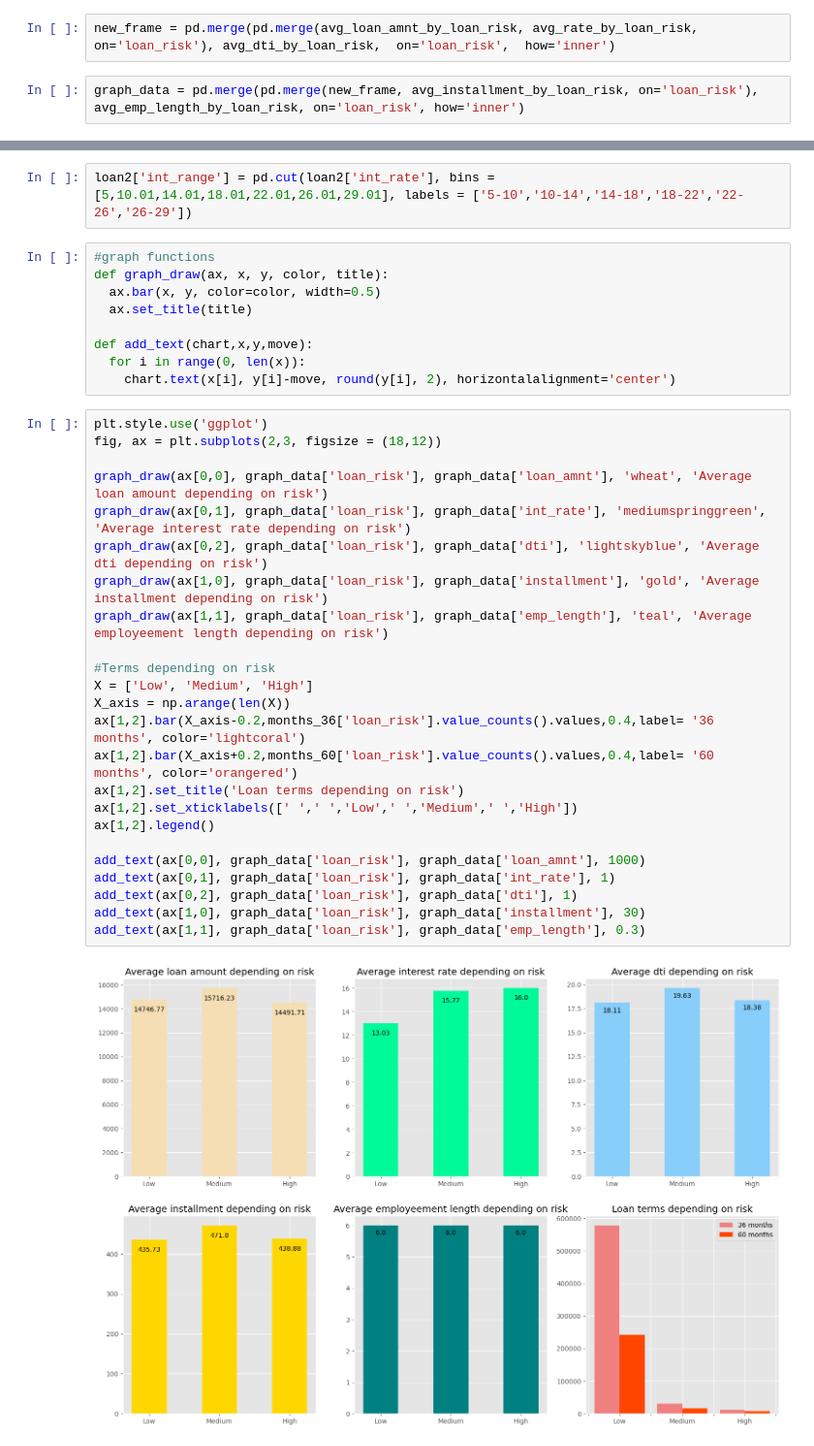
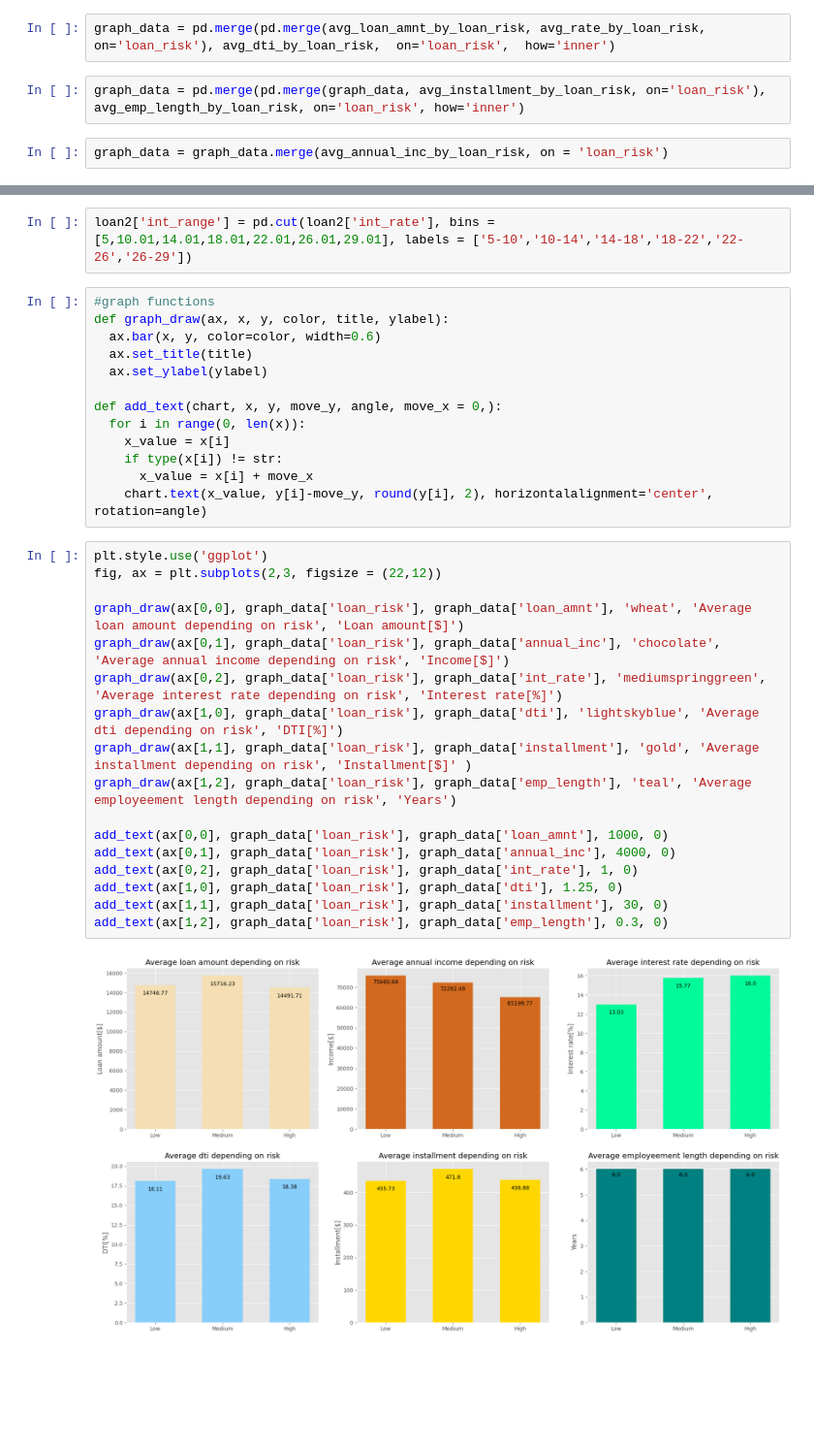
Before and after one commit to KamilShape/credit_risk_analysis, a Jupyter notebook: credit_risk_analysis.ipynb, the cells around one changed output, grey strips where cells are left out. Shown: that part at 97% size. Cells and saved outputs as stored; diff of their text form; blank space fills up the shorter version.

Commit message:
add 2 charts and modifying add_text function

```diff
--- a/credit_risk_analysis.ipynb
+++ b/credit_risk_analysis.ipynb
@@ -108,7 +112,9 @@ avg_emp_length_by_loan_risk['emp_length'] = avg_emp_length_by_loan_risk['emp_len
 # %%
-new_frame = pd.merge(pd.merge(avg_loan_amnt_by_loan_risk, avg_rate_by_loan_risk,  on='loan_risk'), avg_dti_by_loan_risk,  on='loan_risk',  how='inner')
+graph_data = pd.merge(pd.merge(avg_loan_amnt_by_loan_risk, avg_rate_by_loan_risk,  on='loan_risk'), avg_dti_by_loan_risk,  on='loan_risk',  how='inner')
 # %%
-graph_data = pd.merge(pd.merge(new_frame, avg_installment_by_loan_risk, on='loan_risk'), avg_emp_length_by_loan_risk, on='loan_risk', how='inner')
+graph_data = pd.merge(pd.merge(graph_data, avg_installment_by_loan_risk, on='loan_risk'), avg_emp_length_by_loan_risk, on='loan_risk', how='inner')
+# %%
+graph_data = graph_data.merge(avg_annual_inc_by_loan_risk, on = 'loan_risk')
 # %%
 graph_data['order'] = [2,0,1]
 # %%
@@ -135,36 +137,33 @@ months_60 = loan2[loan2['term'] == ' 60 months']
 loan2['int_range'] = pd.cut(loan2['int_rate'], bins = [5,10.01,14.01,18.01,22.01,26.01,29.01], labels = ['5-10','10-14','14-18','18-22','22-26','26-29'])
 # %%
 #graph functions
-def graph_draw(ax, x, y, color, title):
-  ax.bar(x, y, color=color, width=0.5)
+def graph_draw(ax, x, y, color, title, ylabel):
+  ax.bar(x, y, color=color, width=0.6)
   ax.set_title(title)
+  ax.set_ylabel(ylabel)
 
-def add_text(chart,x,y,move):
+def add_text(chart, x, y, move_y, angle, move_x = 0,):
   for i in range(0, len(x)):
-    chart.text(x[i], y[i]-move, round(y[i], 2), horizontalalignment='center')
+    x_value = x[i]
+    if type(x[i]) != str:
+      x_value = x[i] + move_x
+    chart.text(x_value, y[i]-move_y, round(y[i], 2), horizontalalignment='center', rotation=angle)
 # %%
 plt.style.use('ggplot')
-fig, ax = plt.subplots(2,3, figsize = (18,12))
+fig, ax = plt.subplots(2,3, figsize = (22,12))
 
-graph_draw(ax[0,0], graph_data['loan_risk'], graph_data['loan_amnt'], 'wheat', 'Average loan amount depending on risk')
-graph_draw(ax[0,1], graph_data['loan_risk'], graph_data['int_rate'], 'mediumspringgreen', 'Average interest rate depending on risk')
-graph_draw(ax[0,2], graph_data['loan_risk'], graph_data['dti'], 'lightskyblue', 'Average dti depending on risk')
-graph_draw(ax[1,0], graph_data['loan_risk'], graph_data['installment'], 'gold', 'Average installment depending on risk')
-graph_draw(ax[1,1], graph_data['loan_risk'], graph_data['emp_length'], 'teal', 'Average employeement length depending on risk')
+graph_draw(ax[0,0], graph_data['loan_risk'], graph_data['loan_amnt'], 'wheat', 'Average loan amount depending on risk', 'Loan amount[$]')
+graph_draw(ax[0,1], graph_data['loan_risk'], graph_data['annual_inc'], 'chocolate', 'Average annual income depending on risk', 'Income[$]')
+graph_draw(ax[0,2], graph_data['loan_risk'], graph_data['int_rate'], 'mediumspringgreen', 'Average interest rate depending on risk', 'Interest rate[%]')
+graph_draw(ax[1,0], graph_data['loan_risk'], graph_data['dti'], 'lightskyblue', 'Average dti depending on risk', 'DTI[%]')
+graph_draw(ax[1,1], graph_data['loan_risk'], graph_data['installment'], 'gold', 'Average installment depending on risk', 'Installment[$]' )
+graph_draw(ax[1,2], graph_data['loan_risk'], graph_data['emp_length'], 'teal', 'Average employeement length depending on risk', 'Years')
 
-#Terms depending on risk
-X = ['Low', 'Medium', 'High']
-X_axis = np.arange(len(X))
-ax[1,2].bar(X_axis-0.2,months_36['loan_risk'].value_counts().values,0.4,label= '36 months', color='lightcoral')
-ax[1,2].bar(X_axis+0.2,months_60['loan_risk'].value_counts().values,0.4,label= '60 months', color='orangered')
-ax[1,2].set_title('Loan terms depending on risk')
-ax[1,2].set_xticklabels([' ',' ','Low',' ','Medium',' ','High'])
-ax[1,2].legend()
-
-add_text(ax[0,0], graph_data['loan_risk'], graph_data['loan_amnt'], 1000)
-add_text(ax[0,1], graph_data['loan_risk'], graph_data['int_rate'], 1)
-add_text(ax[0,2], graph_data['loan_risk'], graph_data['dti'], 1)
-add_text(ax[1,0], graph_data['loan_risk'], graph_data['installment'], 30)
-add_text(ax[1,1], graph_data['loan_risk'], graph_data['emp_length'], 0.3)
+add_text(ax[0,0], graph_data['loan_risk'], graph_data['loan_amnt'], 1000, 0)
+add_text(ax[0,1], graph_data['loan_risk'], graph_data['annual_inc'], 4000, 0)
+add_text(ax[0,2], graph_data['loan_risk'], graph_data['int_rate'], 1, 0)
+add_text(ax[1,0], graph_data['loan_risk'], graph_data['dti'], 1.25, 0)
+add_text(ax[1,1], graph_data['loan_risk'], graph_data['installment'], 30, 0)
+add_text(ax[1,2], graph_data['loan_risk'], graph_data['emp_length'], 0.3, 0)
 # %% [output]
-[figure, old version]
+[figure, new version]
```
Also changed, not shown: parts of 7 cells of this notebook.
